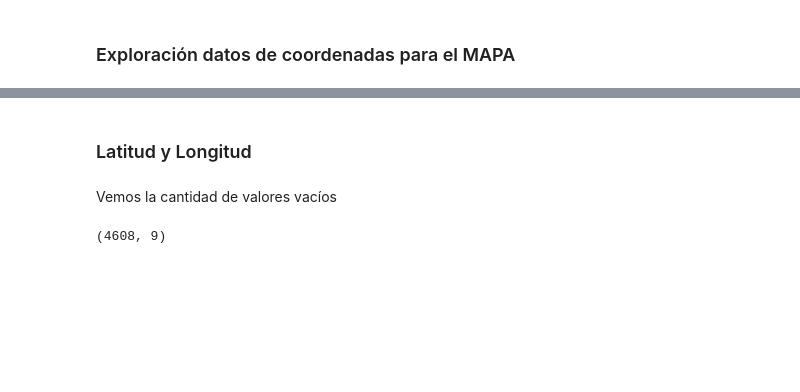
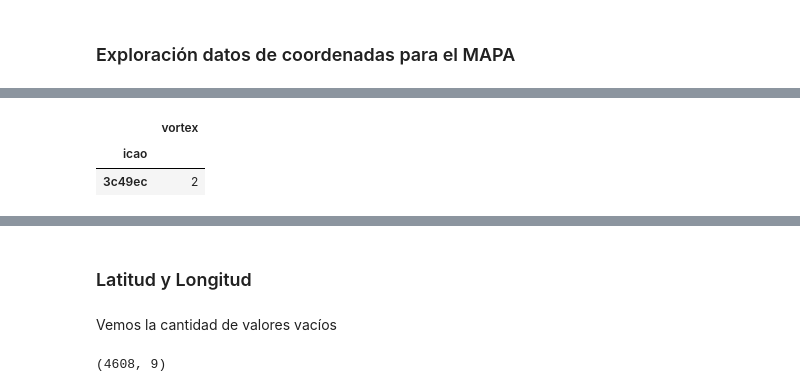
Before and after one commit to artemvarucm/PD2, a Jupyter notebook: src/exploracion/mapa.ipynb, the cells around one changed output, grey strips where cells are left out. Drawn from its saved outputs; the diff is of its cells as text; code cells hidden in the pictures; blank space fills up the shorter version.

```diff
--- a/src/exploracion/mapa.ipynb
+++ b/src/exploracion/mapa.ipynb
@@ -16,0 +43,10 @@ df.head()
+# %%
+icaos_con_varios_tipos = df[['icao', 'vortex']].drop_duplicates().dropna()
+icaos_con_varios_tipos = icaos_con_varios_tipos[icaos_con_varios_tipos['vortex'] != 'No category information']
+icaos_con_varios_tipos = icaos_con_varios_tipos.groupby('icao').agg({'vortex': 'count'})
+icaos_con_varios_tipos = icaos_con_varios_tipos[icaos_con_varios_tipos['vortex'] > 1]
+icaos_con_varios_tipos.sort_values(by='vortex', ascending=False)
+# %% [output]
+|  | vortex |
+| icao |  |
+| 3c49ec | 2 |
```
Also changed, not shown: parts of 6 cells of this notebook, 7 other files.
